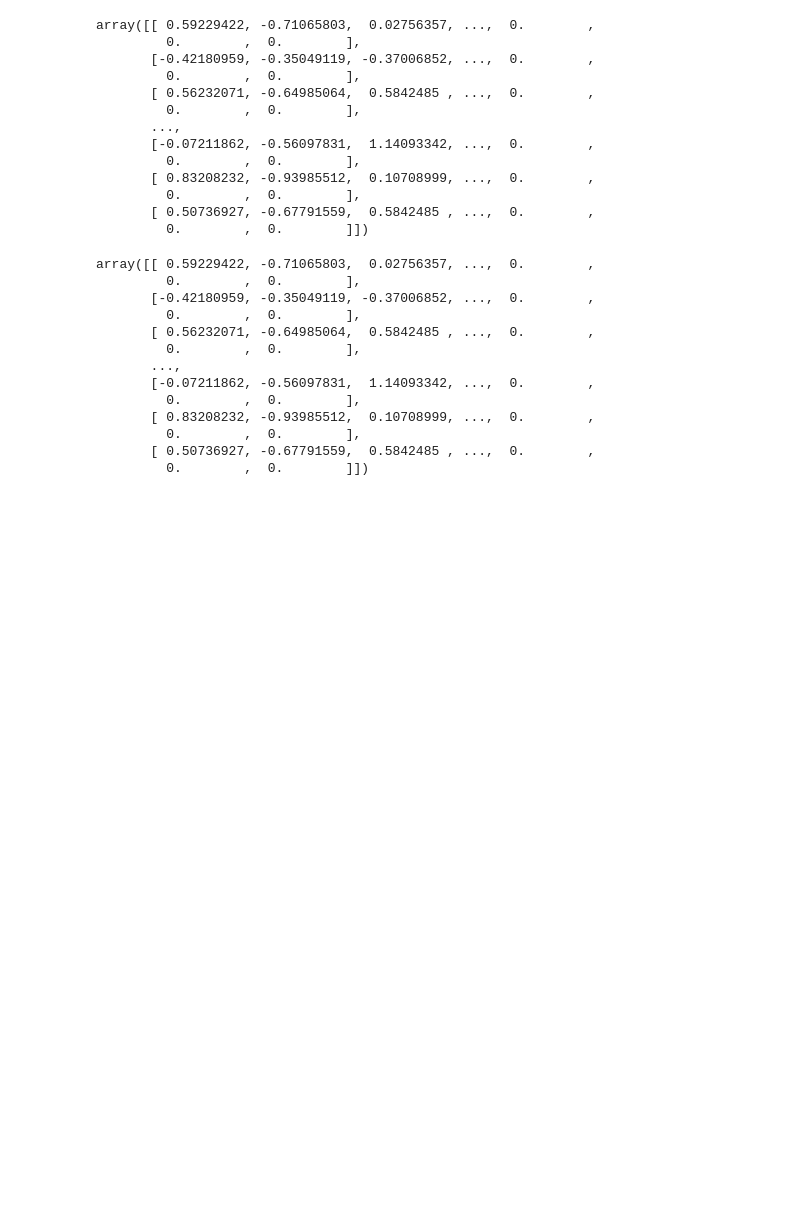
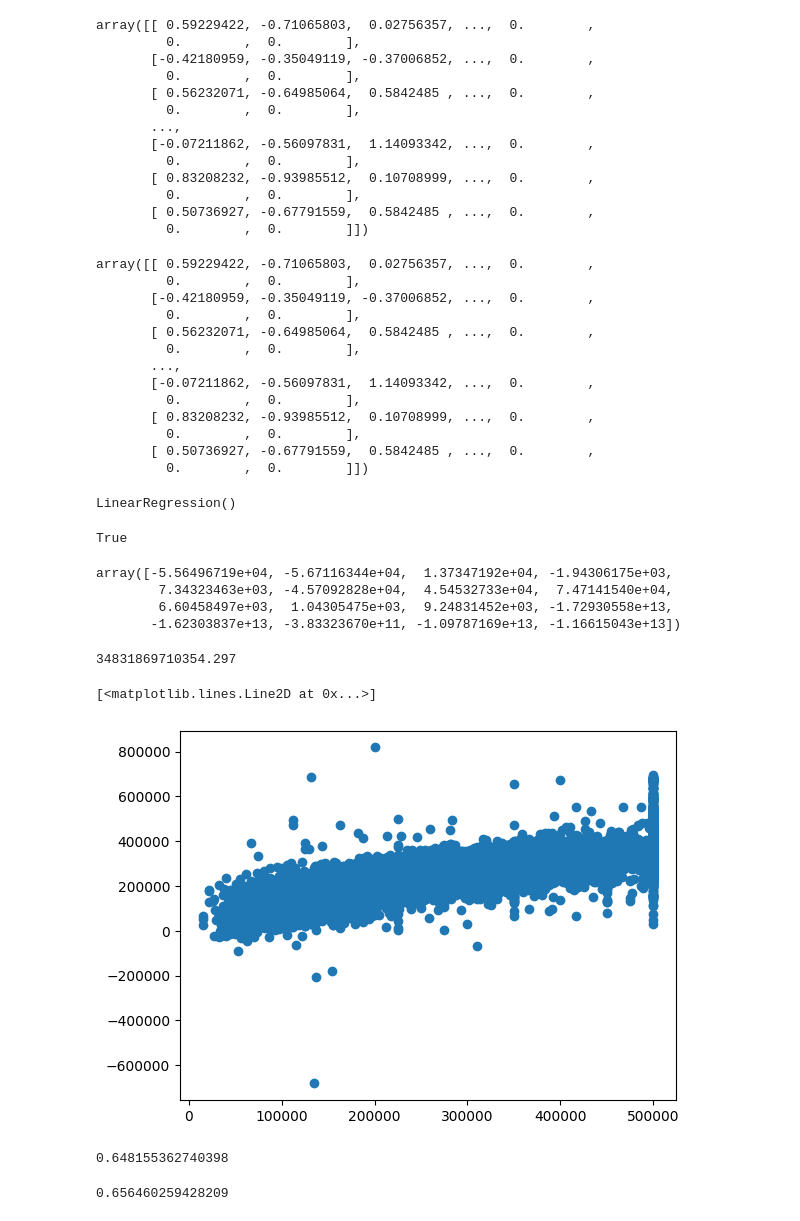
Before and after one commit to pallavi176/Machine_Learning_Project, a Jupyter notebook: notebook/eda.ipynb, the cells around one changed output. Saved outputs shown, nothing was run; the diff lists cells and outputs as text; code cells hidden in the pictures; blank space fills up the shorter version.

```diff
--- a/notebook/eda.ipynb
+++ b/notebook/eda.ipynb
@@ -429,0 +422,25 @@ array([[ 0.59229422, -0.71065803,  0.02756357, ...,  0.        ,
+# %%
+y=np.array(df.median_house_value)
+# %%
+lr = LinearRegression()
+# %%
+lr.fit(x,y)
+# %% [output]
+LinearRegression()
+# %%
+lr.fit_intercept
+# %% [output]
+True
+# %%
+lr.coef_
+# %% [output]
+array([-5.56496719e+04, -5.67116344e+04,  1.37347192e+04, -1.94306175e+03,
+        7.34323463e+03, -4.57092828e+04,  4.54532733e+04,  7.47141540e+04,
+        6.60458497e+03,  1.04305475e+03,  9.24831452e+03, -1.72930558e+13,
+       -1.62303837e+13, -3.83323670e+11, -1.09787169e+13, -1.16615043e+13])
+# %%
+lr.intercept_
+# %% [output]
+34831869710354.297
+# %%
+y_hat=  lr.predict(x)
@@ -429,0 +449,5 @@ array([[ 0.59229422, -0.71065803,  0.02756357, ...,  0.        ,
+# %%
+plt.plot(y,y_hat,"o")
+# %% [output]
+[<matplotlib.lines.Line2D at 0x...>]
+[figure, added]
@@ -429,0 +456,4 @@ array([[ 0.59229422, -0.71065803,  0.02756357, ...,  0.        ,
+# %%
+r2_score(y,y_hat)
+# %% [output]
+0.648155362740398
@@ -429,0 +464,4 @@ array([[ 0.59229422, -0.71065803,  0.02756357, ...,  0.        ,
+# %%
+r2_score(y_test,yhat_test)
+# %% [output]
+0.656460259428209
```
Also changed, not shown: parts of 8 cells of this notebook.
